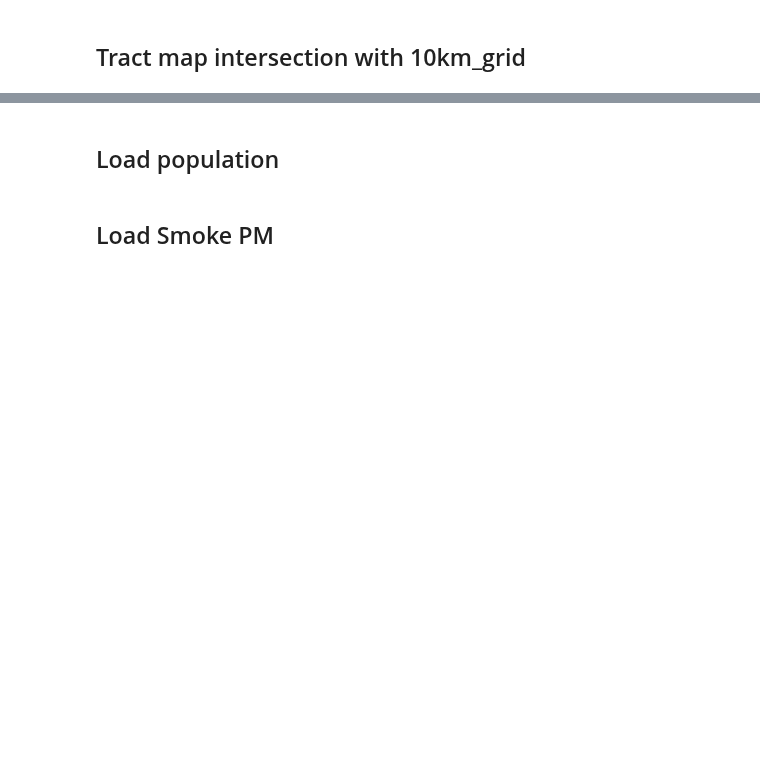
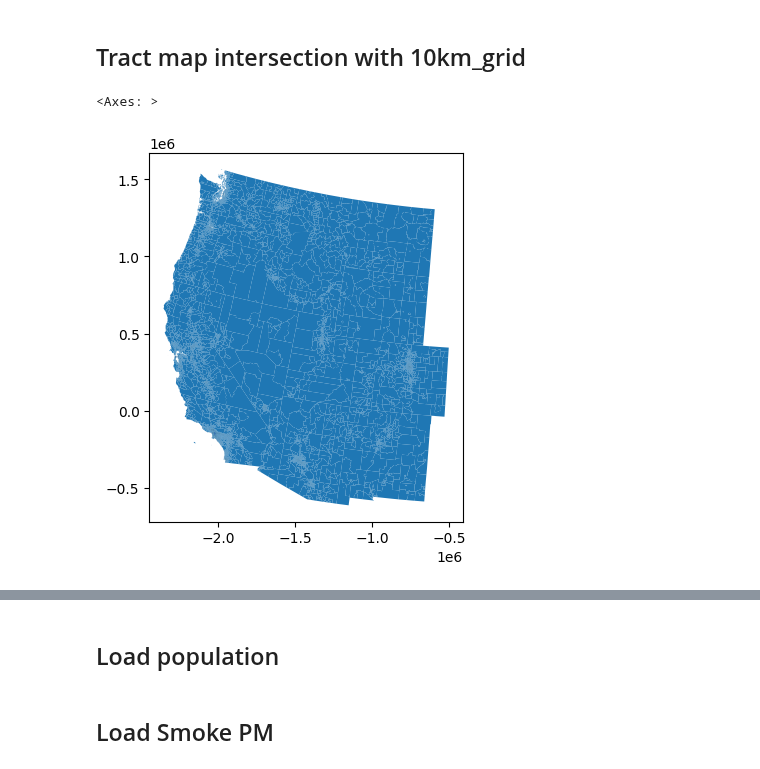
Before and after one commit to NSAPH-Projects/concurrence-climate-hazards, a Jupyter notebook: data/smoke_pm/aggregate_to_tract.ipynb, the cells around one changed output, grey strips where cells are left out. Cells and saved outputs as stored; diff of their text form; code cells hidden in the pictures; blank space fills up the shorter version.

Commit message:
aggregate western us pm data

```diff
--- a/data/smoke_pm/aggregate_to_tract.ipynb
+++ b/data/smoke_pm/aggregate_to_tract.ipynb
@@ -7,7 +7,13 @@ from pathlib import Path
 # %% [markdown]
 ## Tract map intersection with 10km_grid
 # %%
-unit_gdf = gpd.read_file('../shapefiles/tl_2020_06_tract/tl_2020_06_tract.shp')
+#unit_gdf = gpd.read_file('../shapefiles/tl_2020_06_tract/tl_2020_06_tract.shp')
+unit_gdf = gpd.read_file('../WesternUSCensusTract/CensusTract2020_WesternUS.shp')
+# %%
+unit_gdf.plot()
+# %% [output]
+<Axes: >
+[figure, added]
 # %%
 grid_10km = gpd.read_file('10km_grid_wgs84/10km_grid_wgs84.shp')
 # %%
```
Also changed, not shown: parts of 24 cells of this notebook.
